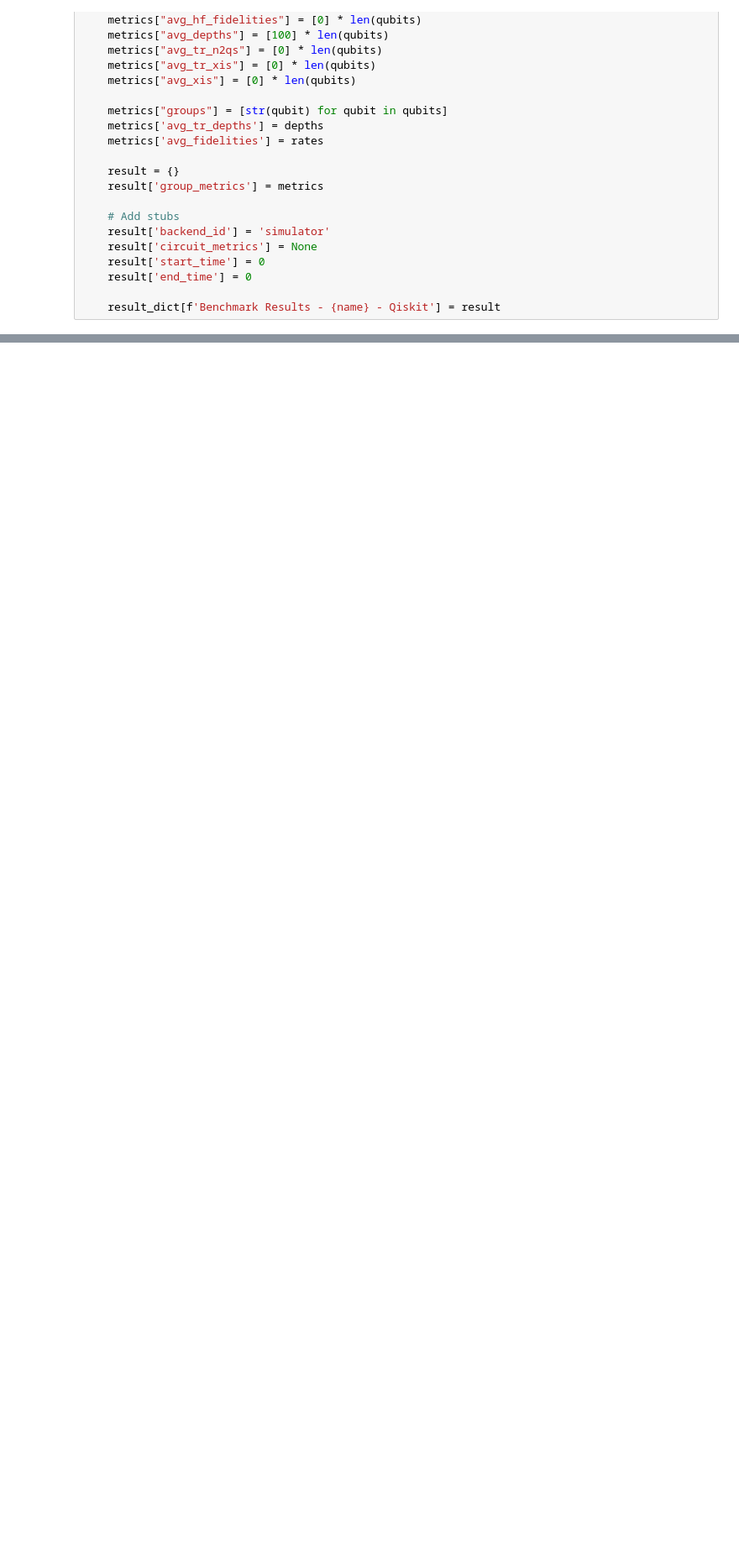
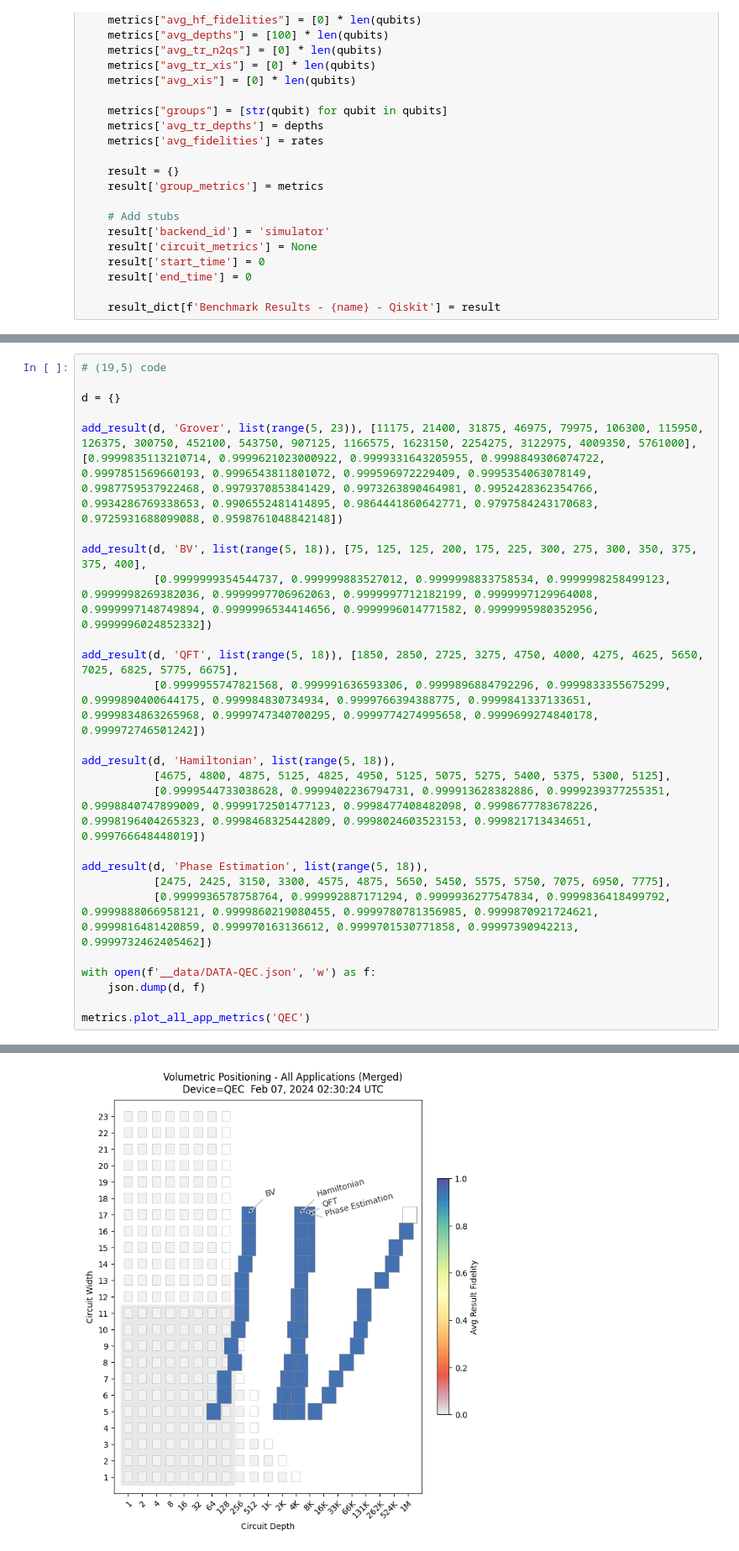
Before and after one commit to ijshj10/QC-App-Oriented-Benchmarks, a Jupyter notebook: plot.ipynb, the cells around one changed output, grey strips where cells are left out. Shown: that part at 84% size. Drawn from its saved outputs; the diff is of its cells as text; blank space fills up the shorter version.

```diff
--- a/plot.ipynb
+++ b/plot.ipynb
@@ -52,0 +60,26 @@ rates = [0.9999970503603738, 0.9999904035268891, 0.99999194693731, 0.99998639745
+# %%
+# (19,5) code
+
+d = {}
+
+add_result(d, 'Grover', list(range(5, 23)), [11175, 21400, 31875, 46975, 79975, 106300, 115950, 126375, 300750, 452100, 543750, 907125, 1166575, 1623150, 2254275, 3122975, 4009350, 5761000], [0.9999835113210714, 0.9999621023000922, 0.9999331643205955, 0.9998849306074722, 0.9997851569660193, 0.9996543811801072, 0.999596972229409, 0.9995354063078149, 0.9987759537922468, 0.9979370853841429, 0.9973263890464981, 0.9952428362354766, 0.9934286769338653, 0.9906552481414895, 0.9864441860642771, 0.9797584243170683, 0.9725931688099088, 0.9598761048842148])
+
+add_result(d, 'BV', list(range(5, 18)), [75, 125, 125, 200, 175, 225, 300, 275, 300, 350, 375, 375, 400],
+           [0.9999999354544737, 0.999999883527012, 0.9999998833758534, 0.9999998258499123, 0.9999998269382036, 0.9999997706962063, 0.9999997712182199, 0.9999997129964008, 0.9999997148749894, 0.9999996534414656, 0.9999996014771582, 0.9999995980352956, 0.9999996024852332])
+
+add_result(d, 'QFT', list(range(5, 18)), [1850, 2850, 2725, 3275, 4750, 4000, 4275, 4625, 5650, 7025, 6825, 5775, 6675],
+           [0.9999955747821568, 0.999991636593306, 0.9999896884792296, 0.9999833355675299, 0.9999890400644175, 0.999984830734934, 0.9999766394388775, 0.9999841337133651, 0.9999834863265968, 0.9999747340700295, 0.9999774274995658, 0.9999699274840178, 0.999972746501242])
+
+add_result(d, 'Hamiltonian', list(range(5, 18)),
+           [4675, 4800, 4875, 5125, 4825, 4950, 5125, 5075, 5275, 5400, 5375, 5300, 5125],
+           [0.9999544733038628, 0.9999402236794731, 0.999913628382886, 0.9999239377255351, 0.9998840747899009, 0.9999172501477123, 0.9998477408482098, 0.9998677783678226, 0.9998196404265323, 0.9998468325442809, 0.9998024603523153, 0.999821713434651, 0.999766648448019])
+
+add_result(d, 'Phase Estimation', list(range(5, 18)),
+           [2475, 2425, 3150, 3300, 4575, 4875, 5650, 5450, 5575, 5750, 7075, 6950, 7775],
+           [0.9999936578758764, 0.999992887171294, 0.9999936277547834, 0.9999836418499792, 0.9999888066958121, 0.9999860219080455, 0.9999780781356985, 0.9999870921724621, 0.9999816481420859, 0.999970163136612, 0.9999701530771858, 0.99997390942213, 0.9999732462405462])
+
+with open(f'__data/DATA-QEC.json', 'w') as f:
+    json.dump(d, f)
+
+metrics.plot_all_app_metrics('QEC')
+# %% [output]
@@ -52,0 +87 @@ rates = [0.9999970503603738, 0.9999904035268891, 0.99999194693731, 0.99998639745
+[figure, added]
```
Also changed, not shown: parts of 6 cells of this notebook.
